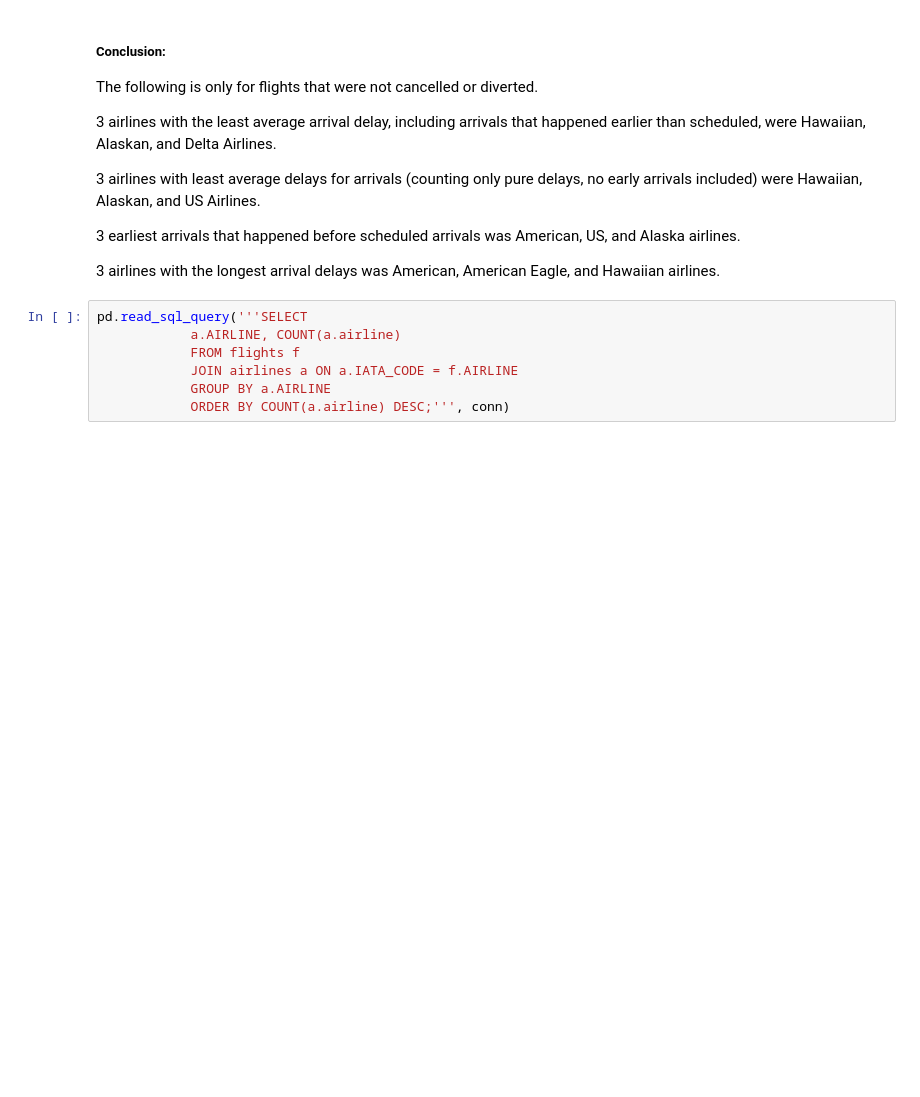
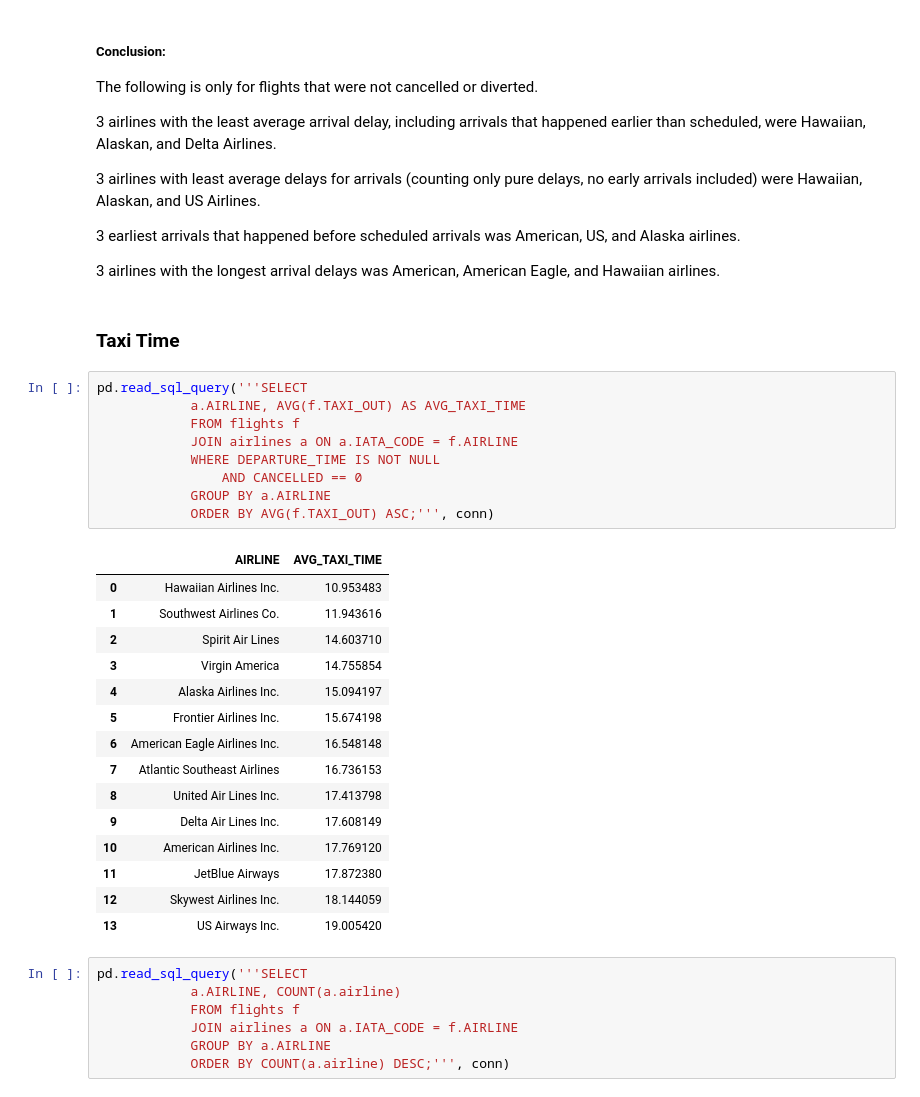
Before and after one commit to theemailofcameronwallace-code/forge-flight-delay-analysis, a Jupyter notebook: notebooks/Aniqa'sNotebook.ipynb, the cells around one changed output. Cells and saved outputs as stored; diff of their text form; blank space fills up the shorter version.

```diff
--- a/notebooks/Aniqa'sNotebook.ipynb
+++ b/notebooks/Aniqa'sNotebook.ipynb
@@ -615,6 +620,33 @@ The following is only for flights that were not cancelled or diverted.
 3 earliest arrivals that happened before scheduled arrivals was American, US, and Alaska airlines.
 
 3 airlines with the longest arrival delays was American, American Eagle, and Hawaiian airlines.
+# %% [markdown]
+<h3> Taxi Time
+# %%
+pd.read_sql_query('''SELECT
+            a.AIRLINE, AVG(f.TAXI_OUT) AS AVG_TAXI_TIME
+            FROM flights f
+            JOIN airlines a ON a.IATA_CODE = f.AIRLINE
+            WHERE DEPARTURE_TIME IS NOT NULL
+                AND CANCELLED == 0
+            GROUP BY a.AIRLINE
+            ORDER BY AVG(f.TAXI_OUT) ASC;''', conn)
+# %% [output]
+|  | AIRLINE | AVG_TAXI_TIME |
+| 0 | Hawaiian Airlines Inc. | 10.953483 |
+| 1 | Southwest Airlines Co. | 11.943616 |
+| 2 | Spirit Air Lines | 14.603710 |
+| 3 | Virgin America | 14.755854 |
+| 4 | Alaska Airlines Inc. | 15.094197 |
+| 5 | Frontier Airlines Inc. | 15.674198 |
+| 6 | American Eagle Airlines Inc. | 16.548148 |
+| 7 | Atlantic Southeast Airlines | 16.736153 |
+| 8 | United Air Lines Inc. | 17.413798 |
+| 9 | Delta Air Lines Inc. | 17.608149 |
+| 10 | American Airlines Inc. | 17.769120 |
+| 11 | JetBlue Airways | 17.872380 |
+| 12 | Skywest Airlines Inc. | 18.144059 |
+| 13 | US Airways Inc. | 19.005420 |
 # %%
 pd.read_sql_query('''SELECT
             a.AIRLINE, COUNT(a.airline)
```
Also changed, not shown: parts of 15 cells of this notebook.
